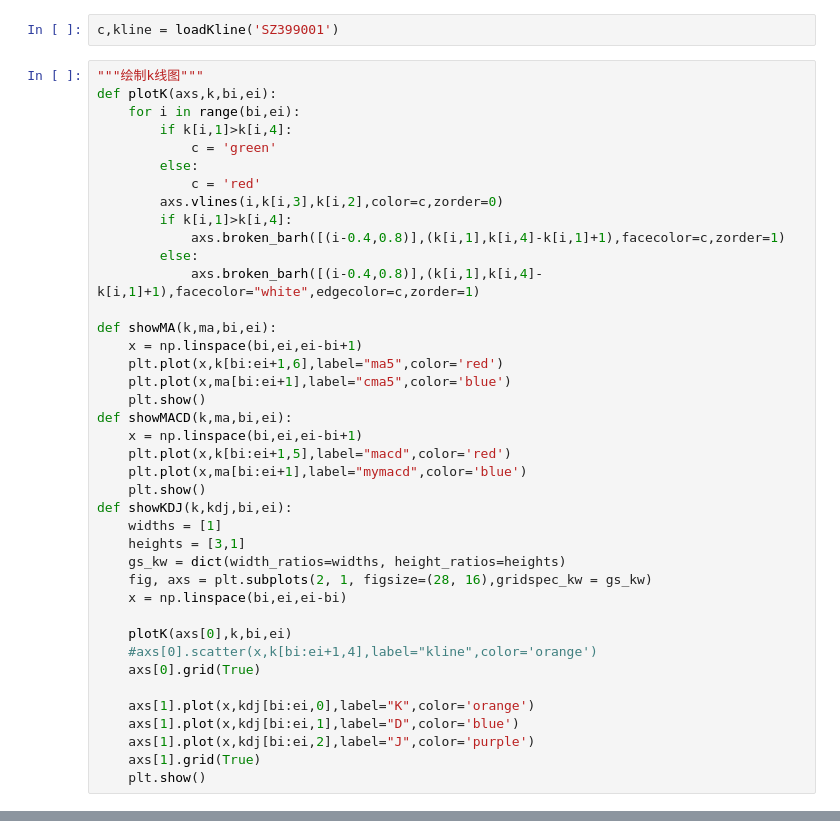
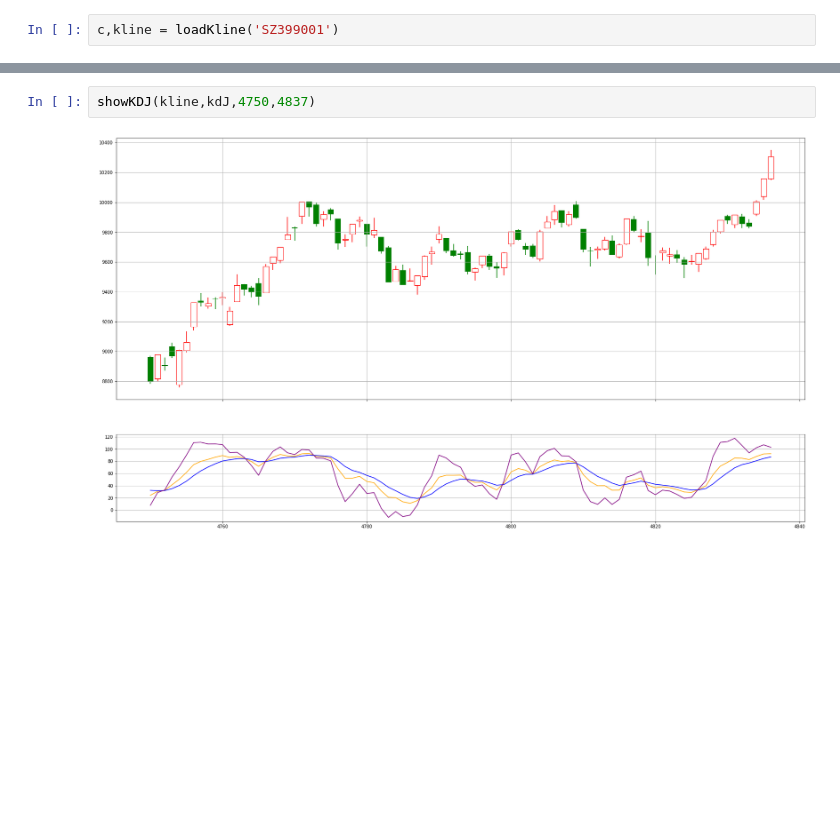
Before and after one commit to JohnCrash/stock, a Jupyter notebook: jupyter/stock-4.ipynb, the cells around one changed output, grey strips where cells are left out. Drawn from its saved outputs; the diff is of its cells as text; blank space fills up the shorter version.

```diff
--- a/jupyter/stock-4.ipynb
+++ b/jupyter/stock-4.ipynb
@@ -73,43 +127,3 @@ def ma(k,n):
     return m
 # %%
 c,kline = loadKline('SZ399001')
-# %%
-"""绘制k线图"""
-def plotK(axs,k,bi,ei):
-    for i in range(bi,ei):
-        if k[i,1]>k[i,4]:
-            c = 'green'
-        else:
-            c = 'red'
-        axs.vlines(i,k[i,3],k[i,2],color=c,zorder=0)
-        if k[i,1]>k[i,4]:
-            axs.broken_barh([(i-0.4,0.8)],(k[i,1],k[i,4]-k[i,1]+1),facecolor=c,zorder=1)
-        else:
-            axs.broken_barh([(i-0.4,0.8)],(k[i,1],k[i,4]-k[i,1]+1),facecolor="white",edgecolor=c,zorder=1)
-
-def showMA(k,ma,bi,ei):
-    x = np.linspace(bi,ei,ei-bi+1)
-    plt.plot(x,k[bi:ei+1,6],label="ma5",color='red')
-    plt.plot(x,ma[bi:ei+1],label="cma5",color='blue')
-    plt.show()
-def showMACD(k,ma,bi,ei):
-    x = np.linspace(bi,ei,ei-bi+1)
-    plt.plot(x,k[bi:ei+1,5],label="macd",color='red')
-    plt.plot(x,ma[bi:ei+1],label="mymacd",color='blue')
-    plt.show()
-def showKDJ(k,kdj,bi,ei):
-    widths = [1]
-    heights = [3,1]
-    gs_kw = dict(width_ratios=widths, height_ratios=heights)
-    fig, axs = plt.subplots(2, 1, figsize=(28, 16),gridspec_kw = gs_kw)
-    x = np.linspace(bi,ei,ei-bi)
-
-    plotK(axs[0],k,bi,ei)
-    #axs[0].scatter(x,k[bi:ei+1,4],label="kline",color='orange')
-    axs[0].grid(True)
-
-    axs[1].plot(x,kdj[bi:ei,0],label="K",color='orange')
-    axs[1].plot(x,kdj[bi:ei,1],label="D",color='blue')
-    axs[1].plot(x,kdj[bi:ei,2],label="J",color='purple')
-    axs[1].grid(True)
-    plt.show()
@@ -121,3 +223,7 @@ showKDJ(kline,kdJ,4750,4836)
+# %%
+showKDJ(kline,kdJ,4750,4837)
+# %% [output]
+[figure, added]
 # %%
 len(kline)
 # %% [output]
```
Also changed, not shown: parts of 26 cells of this notebook, 1 other file.
